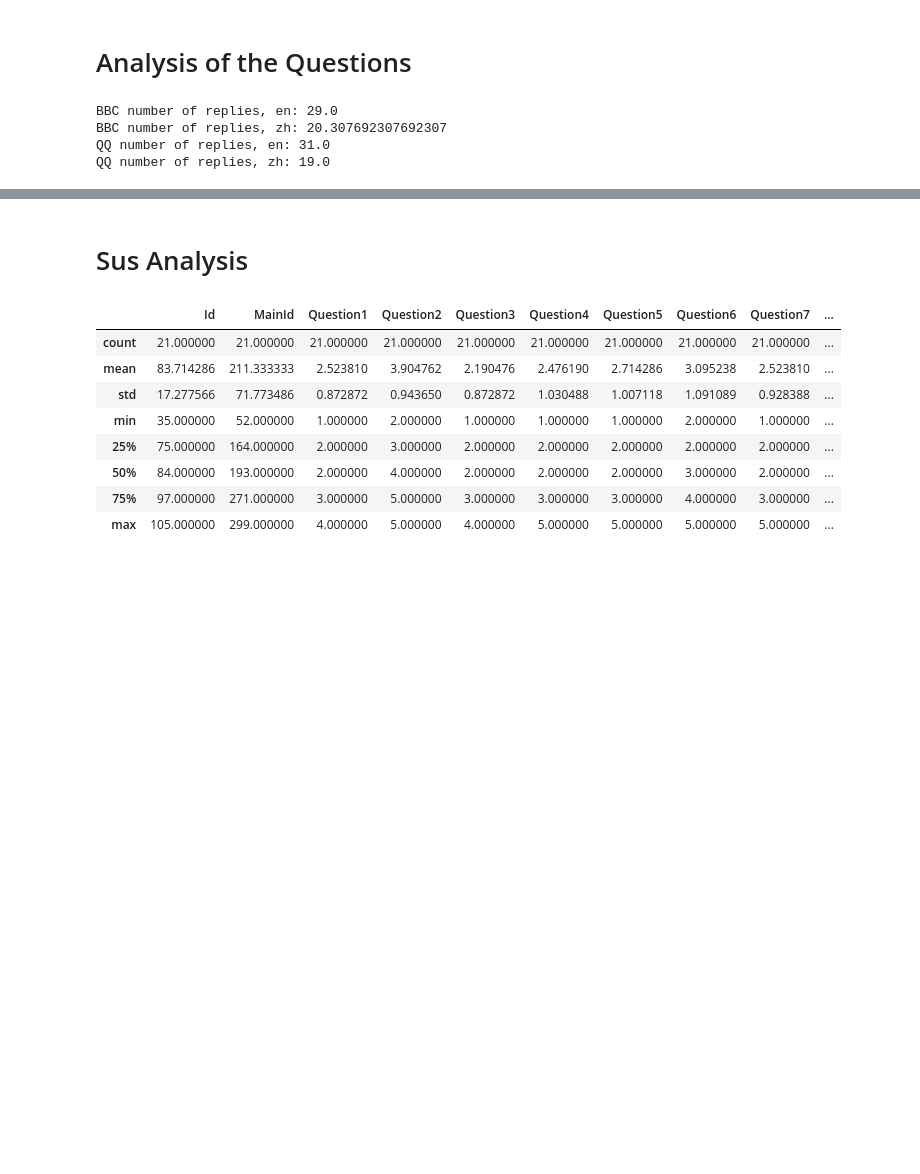
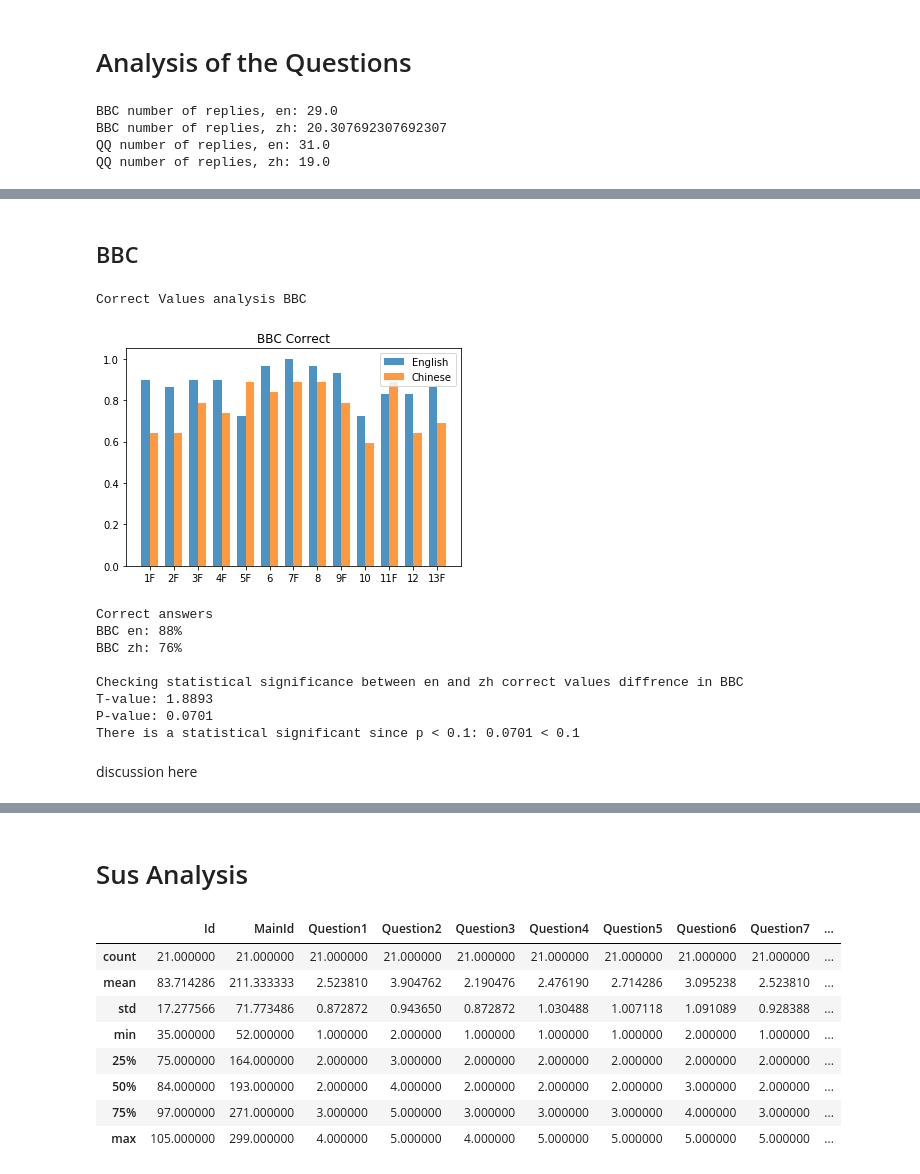
Before and after one commit to mliljenberg/ExJobb, a Jupyter notebook: Analysis.ipynb, the cells around one changed output, grey strips where cells are left out. Drawn from its saved outputs; the diff is of its cells as text; code cells hidden in the pictures; blank space fills up the shorter version.

Commit message:
done t-tests

```diff
--- a/Analysis.ipynb
+++ b/Analysis.ipynb
@@ -16,3 +56,16 @@ def mean_calc(df):
+# %%
+def t_test(a,b,title):
+    t, p = stats.ttest_ind(a,
+                       b, equal_var=False)
+
+    print(title)
+    print('T-value: {0:.4f}'.format(t))
+    print('P-value: {0:.4f}'.format(p))
+    if(p < 0.1):
+        print('There is a statistical significant since p < 0.1: {0:f} < 0.1'.format(p))
+    else:
+        print('No statistical significance since: p > 0.1: {0:f} > 0.1'.format(p))
+    return
 # %%
 def normal_bar(values1,labels,title):
     fig, ax = plt.subplots()
@@ -92,7 +145,7 @@ mysql_cn= MySQLdb.connect(host='aa1fk59xwsw9wmv.cg05xtnsvhwq.ap-northeast-2.rds.
                 port=3306,user='Marcus', passwd='marcusl36',
                 db='ebdb')
 q_bbc_en = pd.read_sql('SELECT Questions.*, Main.Site, Main.Language, Main.Gender, Main.Age, QuestionText.FPattern FROM Questions Join Main ON Questions.MainId = Main.Id Join QuestionText ON Questions.QuestionId = QuestionText.id where Age < 70  and Main.Site = "bbc" and Main.Language = "en" and Questions.MainId != 55;', con=mysql_cn)
-q_bbc_zh = pd.read_sql('SELECT Questions.*, Main.Site, Main.Language, Main.Gender, Main.Age, QuestionText.FPattern FROM Questions Join Main ON Questions.MainId = Main.Id Join QuestionText ON Questions.QuestionId = QuestionText.id where Age < 70  and Main.Site = "bbc" and Main.Language = "zh" and Questions.MainId != 101 and Questions.MainId != 125 and Questions.MainId != 176 and Questions.Id != 148 and Questions.Id != 149 and Questions.Id != 150 and Questions.Id != 151 and Questions.Id != 152 and Questions.Id != 153 and Questions.Id != 154 and Questions.Id != 155 and Questions.Id != 156;', con=mysql_cn)
+q_bbc_zh = pd.read_sql('SELECT Questions.*, Main.Site, Main.Language, Main.Gender, Main.Age, QuestionText.FPattern FROM Questions Join Main ON Questions.MainId = Main.Id Join QuestionText ON Questions.QuestionId = QuestionText.id where Age < 70  and Main.Site = "bbc" and Main.Language = "zh" and Questions.MainId != 101 and Questions.MainId != 18 and Questions.MainId != 125 and Questions.MainId != 176 and Questions.Id != 148 and Questions.Id != 149 and Questions.Id != 150 and Questions.Id != 151 and Questions.Id != 152 and Questions.Id != 153 and Questions.Id != 154 and Questions.Id != 155 and Questions.Id != 156;', con=mysql_cn)
 q_qq_en = pd.read_sql('SELECT Questions.*, Main.Site, Main.Language, Main.Gender, Main.Age, QuestionText.FPattern FROM Questions Join Main ON Questions.MainId = Main.Id Join QuestionText ON Questions.QuestionId = QuestionText.id where Age < 70  and Main.Site = "qq" and Main.Language = "en";', con=mysql_cn)
 q_qq_zh = pd.read_sql('SELECT Questions.*, Main.Site, Main.Language, Main.Gender, Main.Age, QuestionText.FPattern FROM Questions Join Main ON Questions.MainId = Main.Id Join QuestionText ON Questions.QuestionId = QuestionText.id where Age < 70  and Main.Site = "qq" and Main.Language = "zh" and Questions.MainId != 146 and Questions.MainId != 181;', con=mysql_cn)
 
@@ -421,0 +481,26 @@ QQ mean time zh:  203.47
+# %% [markdown]
+## BBC
+# %%
+print('Correct Values analysis BBC')
+
+show_bar_chart([val/bbc_en_length for val in q_text_id_bbc_en_correct.values()],
+               [val/bbc_zh_length for val in q_text_id_bbc_zh_correct.values()], bbc_labels, 'BBC Correct')
+
+print('Correct answers')
+print('BBC en: {0:.0%}'.format(sum(q_text_id_bbc_en_correct.values())/(bbc_en_length*13)))
+print('BBC zh: {0:.0%}'.format(sum(q_text_id_bbc_zh_correct.values())/(13*bbc_zh_length)))
+print(' ')
+t_test(q_bbc_en.groupby(['MainId']).sum()['Correct'].values, q_bbc_zh.groupby(['MainId']).sum()['Correct'].values, 'Checking statistical significance between en and zh correct values diffrence in BBC')
+# %% [output]
+Correct Values analysis BBC
+[figure, added]
+Correct answers
+BBC en: 88%
+BBC zh: 76%
+
+Checking statistical significance between en and zh correct values diffrence in BBC
+T-value: 1.8893
+P-value: 0.0701
+There is a statistical significant since p < 0.1: 0.0701 < 0.1
+# %% [markdown]
+discussion here
```
Also changed, not shown: parts of 17 cells of this notebook.
